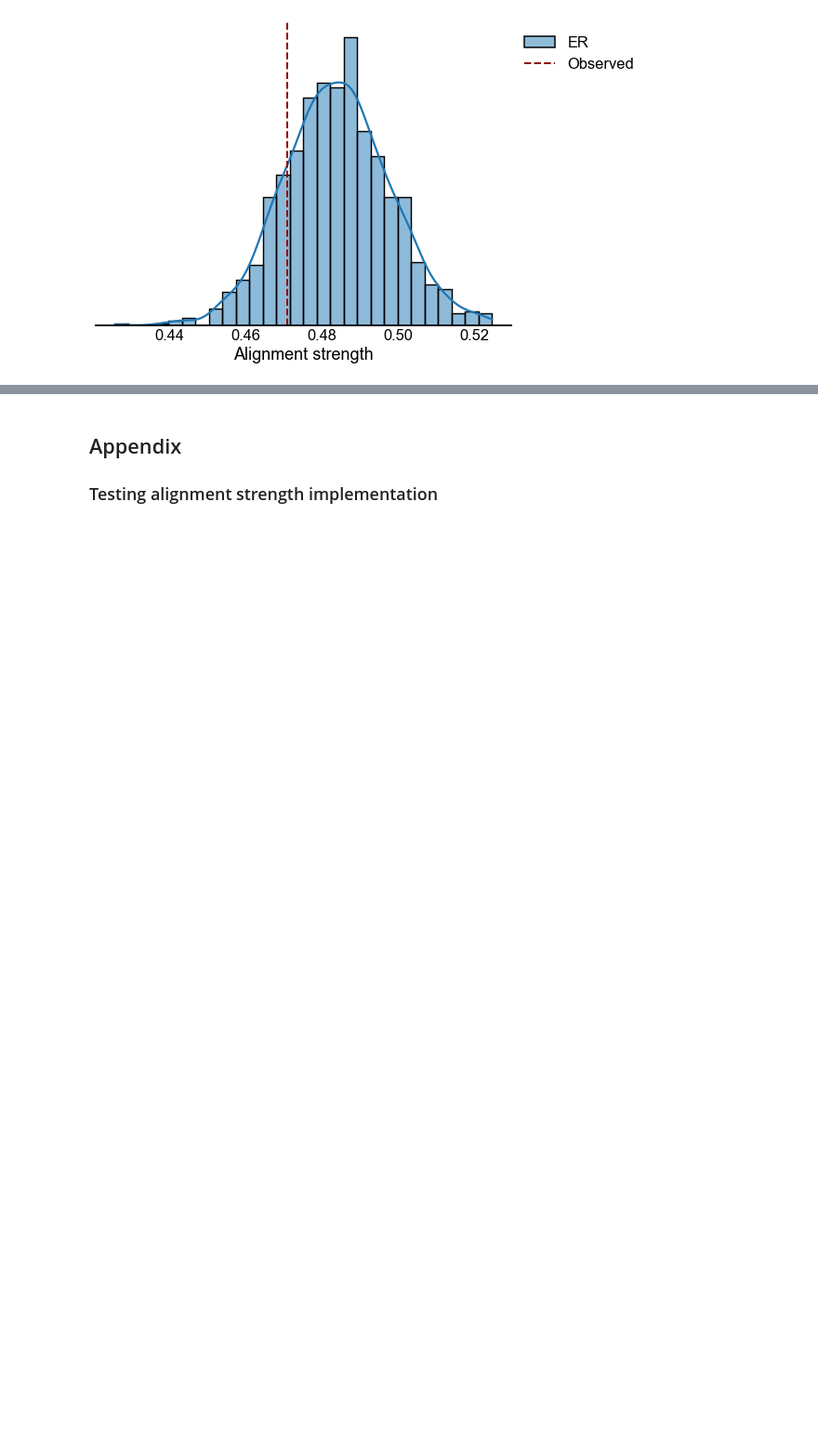
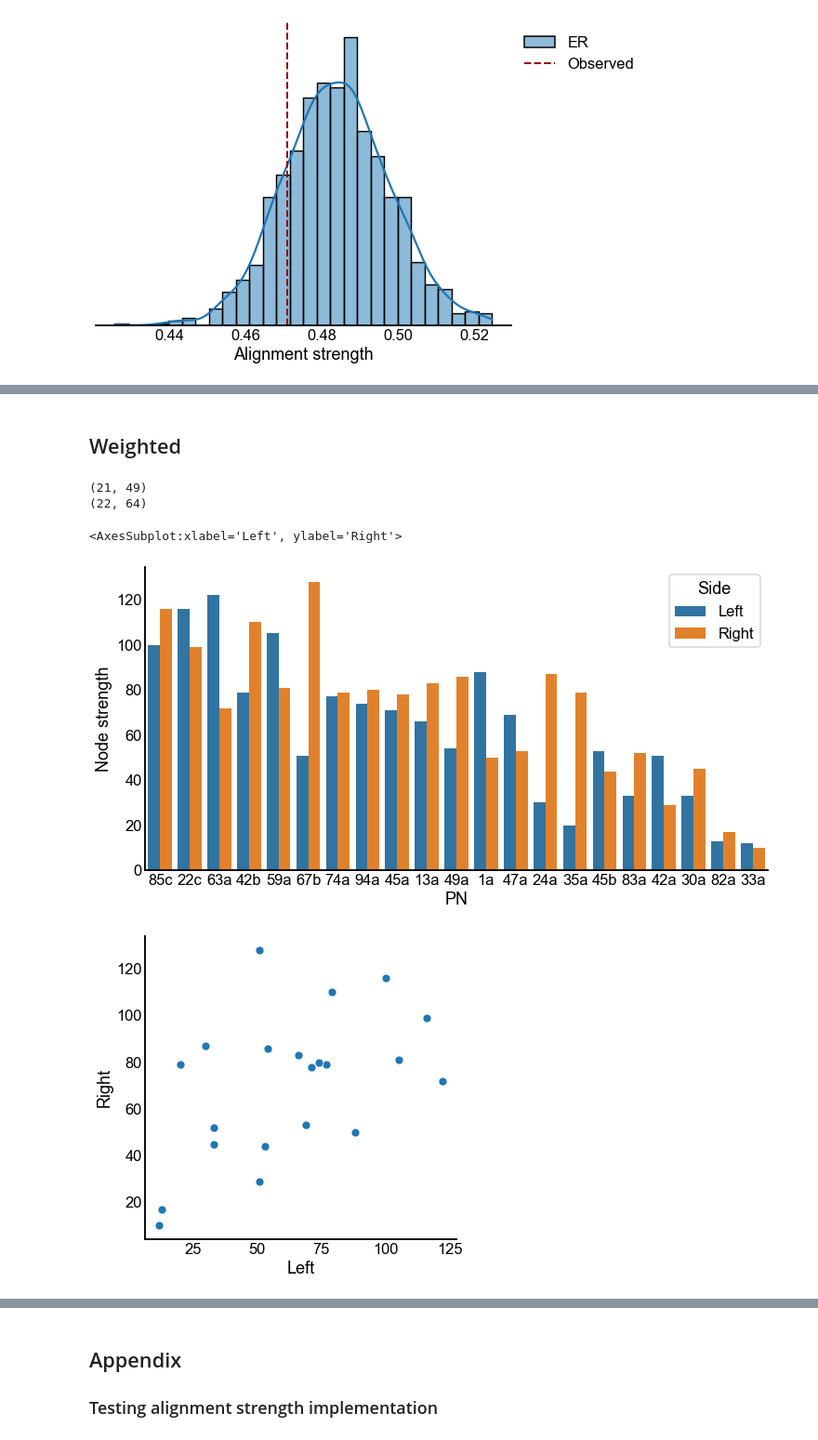
Before and after one commit to neurodata/matching, a Jupyter notebook: docs/kc_stereotypy.ipynb, the cells around one changed output, grey strips where cells are left out. Shown: that part at 93% size. Saved outputs shown, nothing was run; the diff lists cells and outputs as text; code cells hidden in the pictures; blank space fills up the shorter version.

````diff
--- a/docs/kc_stereotypy.ipynb
+++ b/docs/kc_stereotypy.ipynb
@@ -354,3 +368,62 @@ There are a couple of weirdnesses:
 :class: tip
 **How to deal with an unequal number of Kenyon cells?**
 ```
+# %% [markdown]
+## Weighted
+# %%
+
+from pkg.data import load_andre_subgraph
+
+left_sub_df = load_andre_subgraph("left_mb_odorant")
+print((left_sub_df.shape))
+
+right_sub_df = load_andre_subgraph("right_mb_odorant")
+print((right_sub_df.shape))
+
+np.setxor1d(left_sub_df.index.values, right_sub_df.index.values)
+
+right_sub_df = right_sub_df.iloc[:21]
+
+right_sub_df = right_sub_df.reindex(left_sub_df.index)
+# %% [output]
+(21, 49)
+(22, 64)
+# %%
+
+A_sub = left_sub_df.values
+B_sub = right_sub_df.values
+
+A_pn_strength = np.sum(A_sub, axis=1)
+B_pn_strength = np.sum(B_sub, axis=1)
+
+A_node_data = pd.DataFrame(
+    data=A_pn_strength, columns=["strength"], index=left_sub_df.index
+).reset_index()
+A_node_data["side"] = "Left"
+
+B_node_data = pd.DataFrame(
+    data=B_pn_strength, columns=["strength"], index=right_sub_df.index
+).reset_index()
+B_node_data["side"] = "Right"
+
+node_data = pd.concat((A_node_data, B_node_data))
+sort_index = node_data.groupby("PN")["strength"].mean().sort_values().index[::-1]
+
+fig, ax = plt.subplots(1, 1, figsize=(12, 6))
+sns.barplot(data=node_data, x="PN", y="strength", hue="side", ax=ax, order=sort_index)
+sns.move_legend(
+    ax, loc="upper right", bbox_to_anchor=(1, 1), frameon=True, title="Side"
+)
+ax.set_ylabel("Node strength")
+
+fig, ax = plt.subplots(1, 1, figsize=(6, 6))
+sns.scatterplot(
+    data=node_data.pivot(index="PN", values="strength", columns="side"),
+    x="Left",
+    y="Right",
+    ax=ax,
+)
+# %% [output]
+<AxesSubplot:xlabel='Left', ylabel='Right'>
+[figure, added]
+[figure, added]
````
Also changed, not shown: parts of 12 cells of this notebook, 1 other file.
